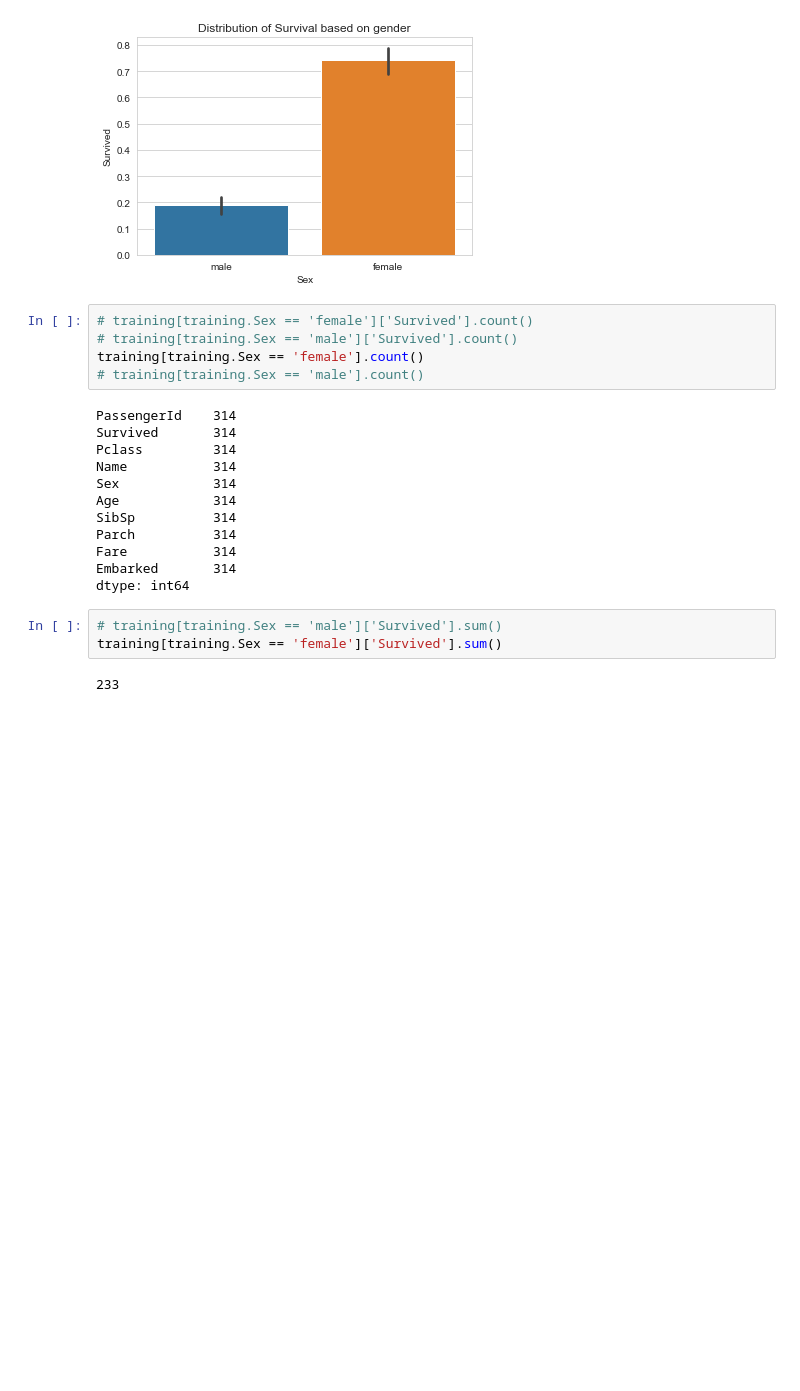
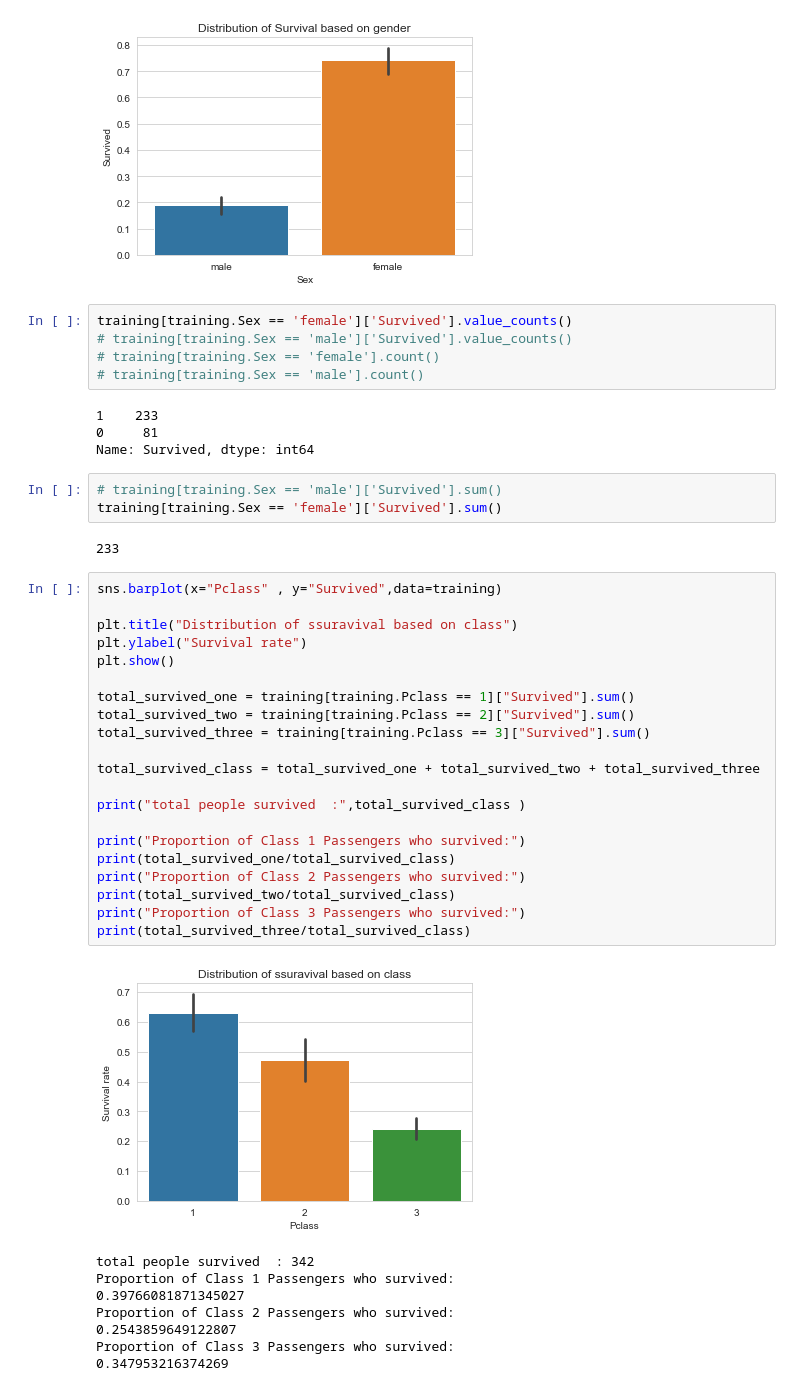
Before and after one commit to JohnMat7/Titanic_survivors_ml_contest_kaggle, a Jupyter notebook: ml to predict titanic survivors.ipynb, the cells around one changed output. Saved outputs shown, nothing was run; the diff lists cells and outputs as text; blank space fills up the shorter version.

Commit message:
more data_visualization & ML ALOGORITH beginning

```diff
--- a/ml to predict titanic survivors.ipynb
+++ b/ml to predict titanic survivors.ipynb
@@ -228,24 +236,46 @@ proportions of males survived  :
 0.31871345029239767
 [figure]
 # %%
-# training[training.Sex == 'female']['Survived'].count()
-# training[training.Sex == 'male']['Survived'].count()
-training[training.Sex == 'female'].count()
+training[training.Sex == 'female']['Survived'].value_counts()
+# training[training.Sex == 'male']['Survived'].value_counts()
+# training[training.Sex == 'female'].count()
 # training[training.Sex == 'male'].count()
 # %% [output]
-PassengerId    314
-Survived       314
-Pclass         314
-Name           314
-Sex            314
-Age            314
-SibSp          314
-Parch          314
-Fare           314
-Embarked       314
-dtype: int64
+1    233
+0     81
+Name: Survived, dtype: int64
 # %%
 # training[training.Sex == 'male']['Survived'].sum()
 training[training.Sex == 'female']['Survived'].sum()
 # %% [output]
 233
+# %%
+sns.barplot(x="Pclass" , y="Survived",data=training)
+
+plt.title("Distribution of ssuravival based on class")
+plt.ylabel("Survival rate")
+plt.show()
+
+total_survived_one = training[training.Pclass == 1]["Survived"].sum()
+total_survived_two = training[training.Pclass == 2]["Survived"].sum()
+total_survived_three = training[training.Pclass == 3]["Survived"].sum()
+
+total_survived_class = total_survived_one + total_survived_two + total_survived_three
+
+print("total people survived  :",total_survived_class )
+
+print("Proportion of Class 1 Passengers who survived:")
+print(total_survived_one/total_survived_class)
+print("Proportion of Class 2 Passengers who survived:")
+print(total_survived_two/total_survived_class)
+print("Proportion of Class 3 Passengers who survived:")
+print(total_survived_three/total_survived_class)
+# %% [output]
+[figure, added]
+total people survived  : 342
+Proportion of Class 1 Passengers who survived:
+0.39766081871345027
+Proportion of Class 2 Passengers who survived:
+0.2543859649122807
+Proportion of Class 3 Passengers who survived:
+0.347953216374269
```
Also changed, not shown: parts of 24 cells of this notebook.
